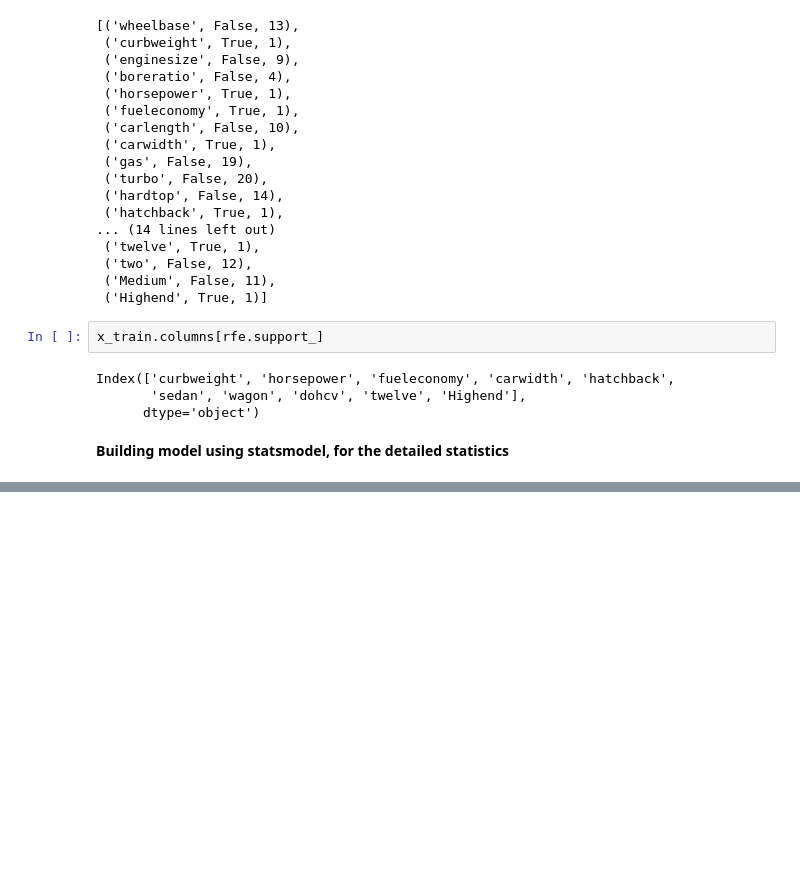
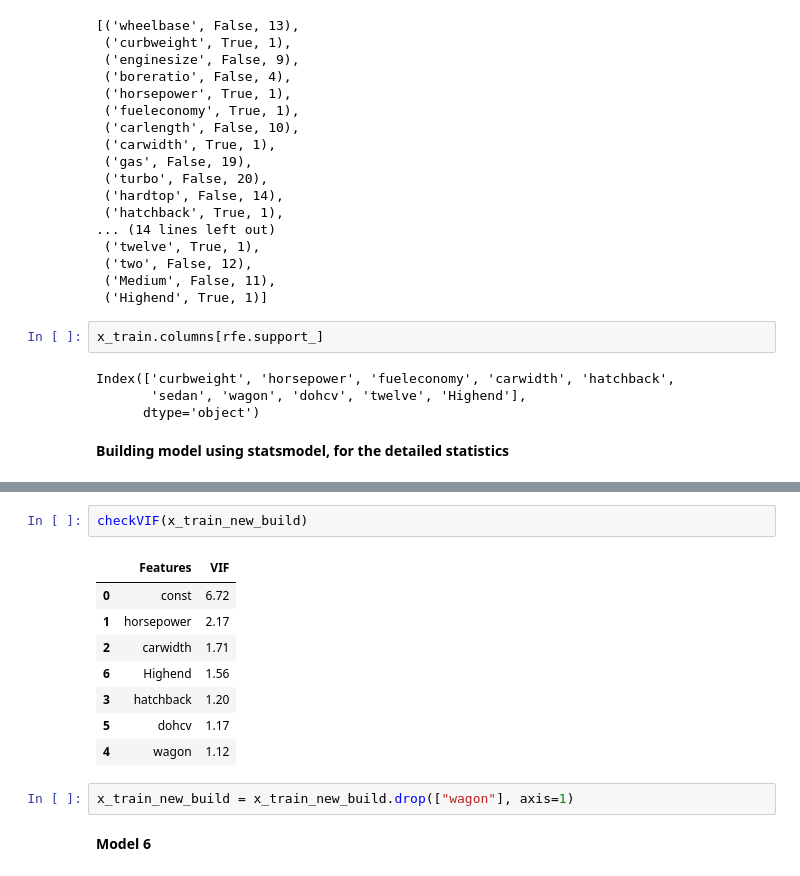
Before and after one commit to furkandrms/data-science-for-everyone, a Jupyter notebook: Car Prediction/CarPrice_Prediction.ipynb, the cells around one changed output, grey strips where cells are left out. Cells and saved outputs as stored; diff of their text form; blank space fills up the shorter version.

```diff
--- a/Car Prediction/CarPrice_Prediction.ipynb
+++ b/Car Prediction/CarPrice_Prediction.ipynb
@@ -345,0 +522,15 @@ x_train_rfe.head()
+# %%
+checkVIF(x_train_new_build)
+# %% [output]
+|  | Features | VIF |
+| 0 | const | 6.72 |
+| 1 | horsepower | 2.17 |
+| 2 | carwidth | 1.71 |
+| 6 | Highend | 1.56 |
+| 3 | hatchback | 1.20 |
+| 5 | dohcv | 1.17 |
+| 4 | wagon | 1.12 |
+# %%
+x_train_new_build = x_train_new_build.drop(["wagon"], axis=1)
+# %% [markdown]
+**Model 6**
```
Also changed, not shown: parts of 28 cells of this notebook.
